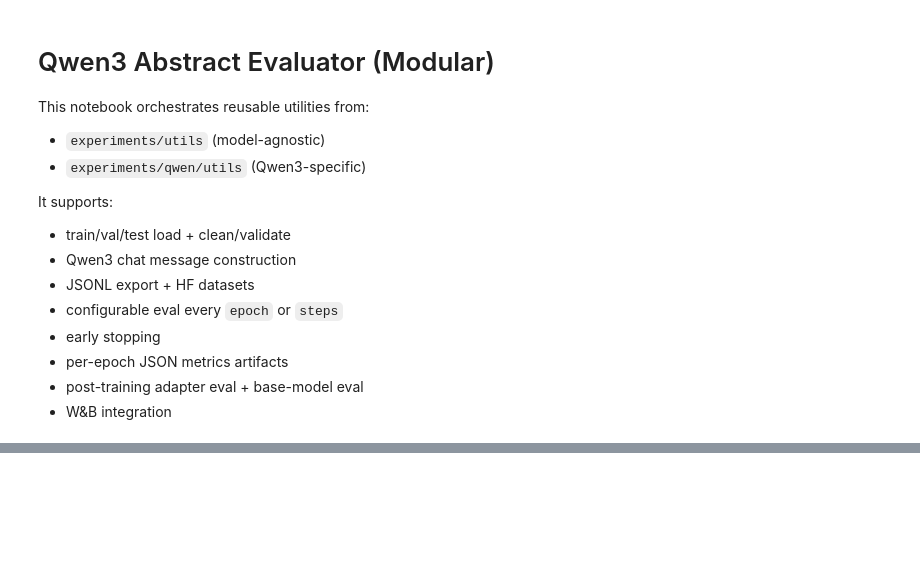
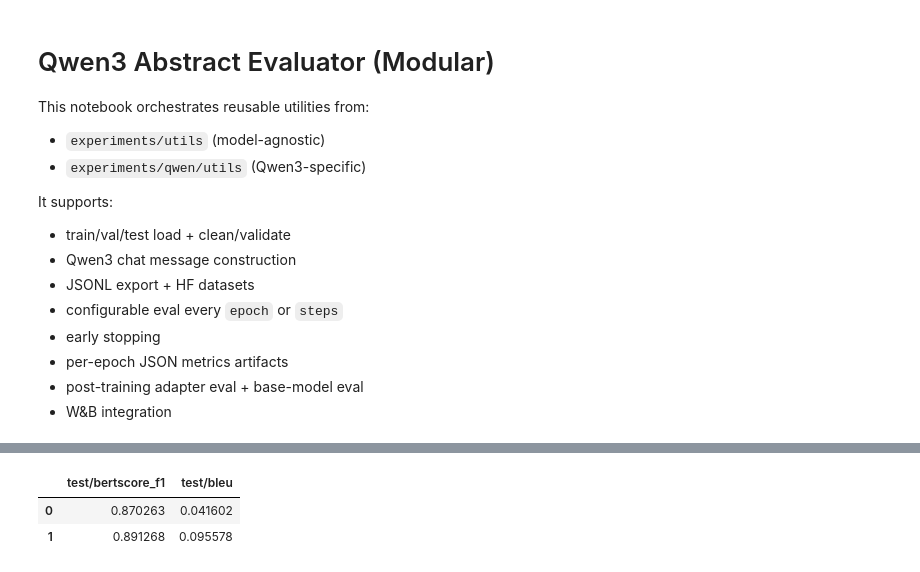
Before and after one commit to Mohammad-Nabulsi/Abstract-Evaluator, a Jupyter notebook: experiments/qwen/qwen3_abstract_evaluator_unsloth_lora_sft.ipynb, the cells around one changed output, grey strips where cells are left out. Drawn from its saved outputs; the diff is of its cells as text; code cells hidden in the pictures; blank space fills up the shorter version.

```diff
--- a/experiments/qwen/qwen3_abstract_evaluator_unsloth_lora_sft.ipynb
+++ b/experiments/qwen/qwen3_abstract_evaluator_unsloth_lora_sft.ipynb
@@ -168,7 +227,7 @@ if RUN_TOKEN_STATS:
 # 1) Resume exactly from epoch-2 trainer checkpoint.
 # 2) During continuation: save epoch adapters every 3 epochs.
 # 3) During continuation: run generation-based eval every 3 epochs on VALIDATION only with BERTScore.
-RUN_TRAINING = True
+RUN_TRAINING = False
 RESUME_FROM_EPOCH2 = True
 
 output_dir = cfg.output_root / "models" / cfg.run_name
@@ -196,7 +255,7 @@ if RUN_TRAINING:
         logger=logger,
     )
 else:
-    print("RUN_TRAINING=False -> using eval-only mode with existing adapters.")
+    print("RUN_TRAINING=False -> evaluation mode only.")
     run_info = {
         "model_name": cfg.model_name,
         "run_name": cfg.run_name,
@@ -261,3 +412,9 @@ if RUN_BEST_ADAPTER_EVAL:
+# %%
+comparison_df[['test/bertscore_f1', 'test/bleu']]
+# %% [output]
+|  | test/bertscore_f1 | test/bleu |
+| 0 | 0.870263 | 0.041602 |
+| 1 | 0.891268 | 0.095578 |
 # %%
 # Separate generation step (model-agnostic utility)
 # This demonstrates using generate_predictions_from_messages independently.
```
Also changed, not shown: parts of 12 cells of this notebook, 4 other files.
